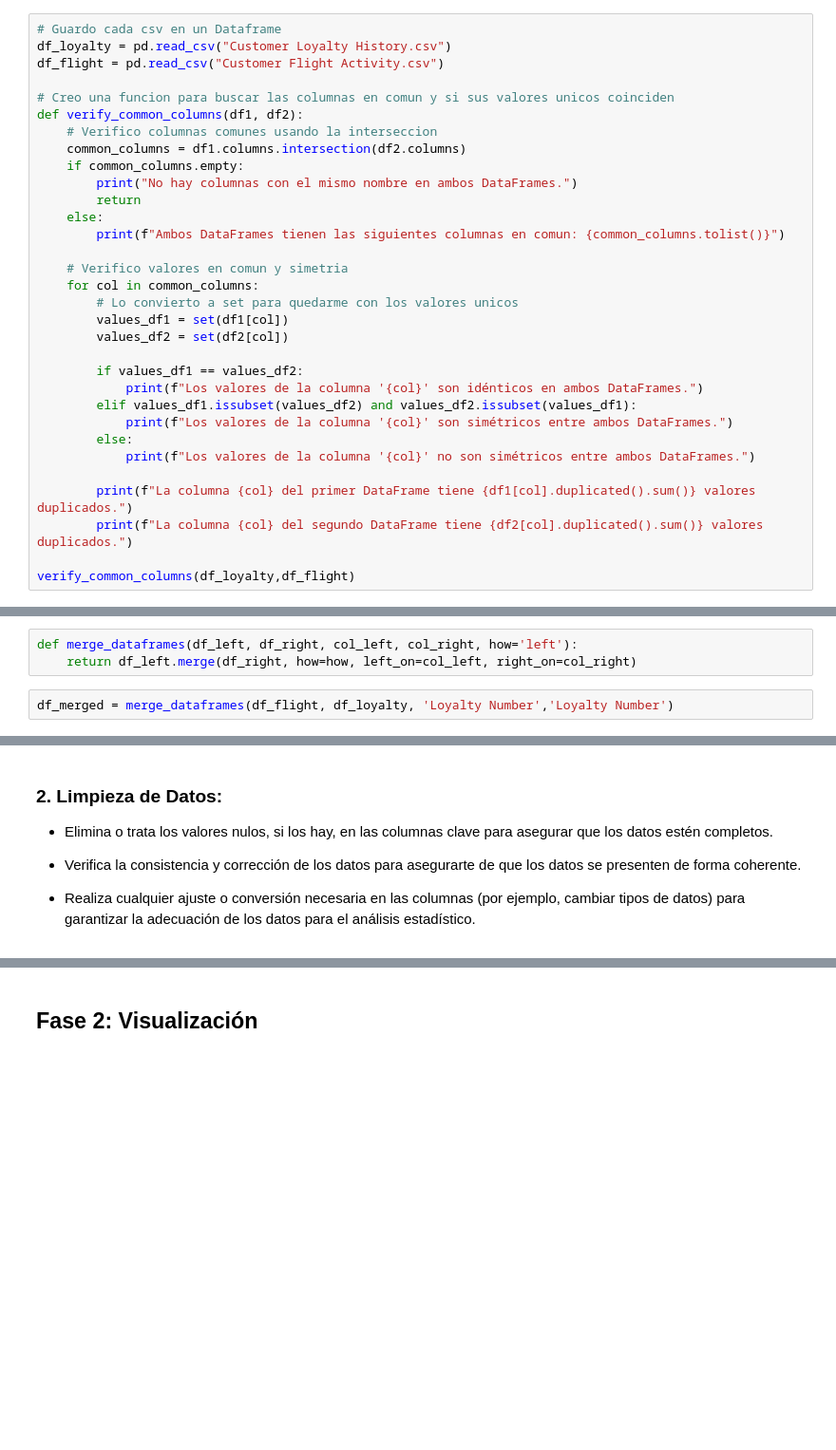
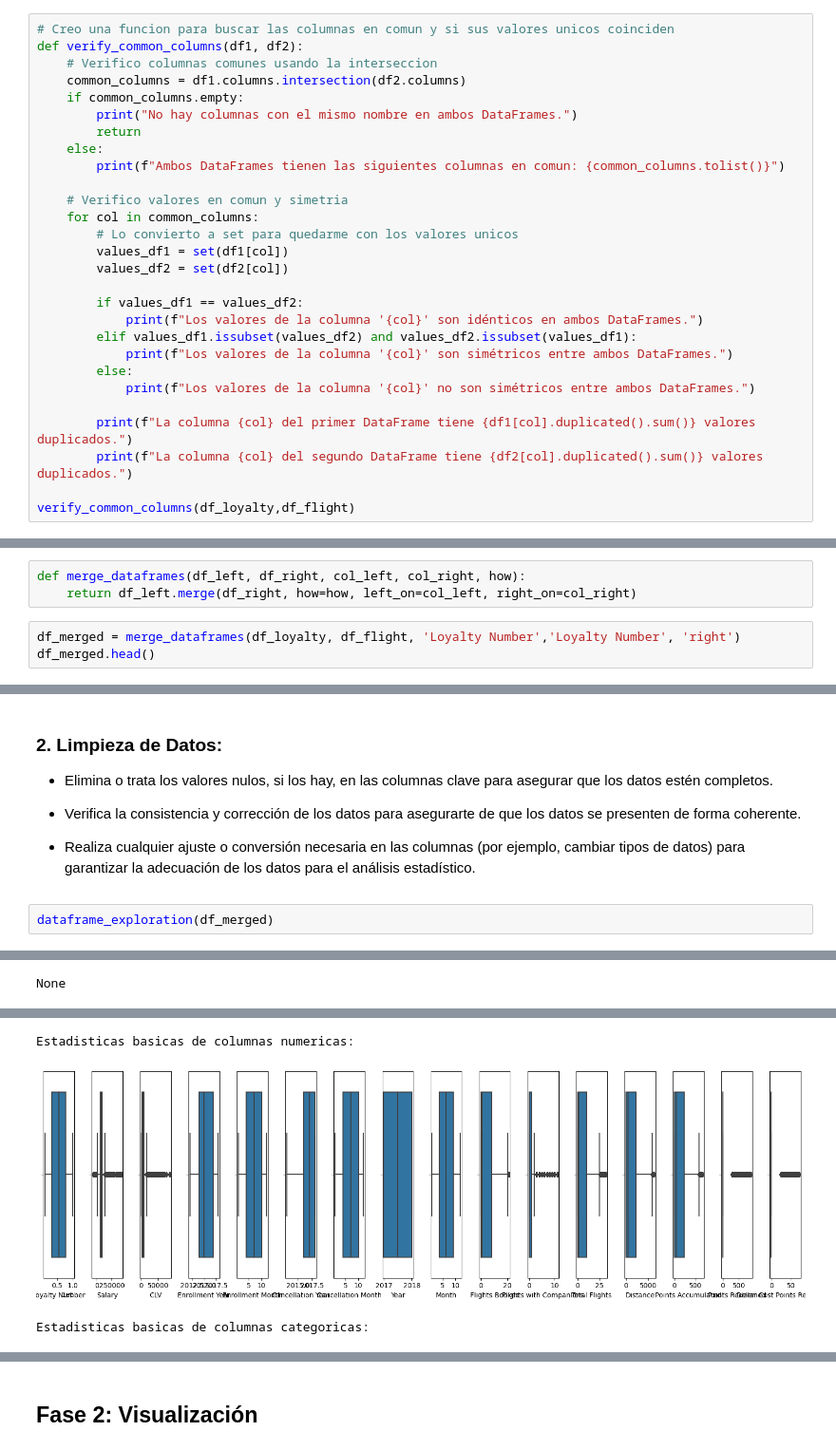
Before and after one commit to Adalab/bda-modulo-3-evaluacion-final-eaguilag, a Jupyter notebook: bda-modulo-2-evaluacion-final-promo-angela-elena-aguila.ipynb, the cells around one changed output, grey strips where cells are left out. Shown: that part at 95% size. Saved outputs shown, nothing was run; the diff lists cells and outputs as text; blank space fills up the shorter version.

```diff
--- a/bda-modulo-2-evaluacion-final-promo-angela-elena-aguila.ipynb
+++ b/bda-modulo-2-evaluacion-final-promo-angela-elena-aguila.ipynb
@@ -171,10 +189,6 @@ Estadisticas basicas de columnas numericas:
 
 Para unir los DataFrames, compruebo si tienen alguna columna en común, y en caso de que sí, si los valores únicos de ambas columnas coinciden.
 # %%
-# Guardo cada csv en un Dataframe
-df_loyalty = pd.read_csv("Customer Loyalty History.csv")
-df_flight = pd.read_csv("Customer Flight Activity.csv")
-
 # Creo una funcion para buscar las columnas en comun y si sus valores unicos coinciden
 def verify_common_columns(df1, df2):
     # Verifico columnas comunes usando la interseccion
@@ -212,5 +226,6 @@ Uno los dos DataFrames usando en método `.merge()` basándome en la columna `Lo
 # %%
-def merge_dataframes(df_left, df_right, col_left, col_right, how='left'):
+def merge_dataframes(df_left, df_right, col_left, col_right, how):
     return df_left.merge(df_right, how=how, left_on=col_left, right_on=col_right)
 # %%
-df_merged = merge_dataframes(df_flight, df_loyalty, 'Loyalty Number','Loyalty Number')
+df_merged = merge_dataframes(df_loyalty, df_flight, 'Loyalty Number','Loyalty Number', 'right')
+df_merged.head()
@@ -252,3 +244,6 @@ filas_seleccionadas.head()
 - Verifica la consistencia y corrección de los datos para asegurarte de que los datos se presenten de forma coherente.
 
 - Realiza cualquier ajuste o conversión necesaria en las columnas (por ejemplo, cambiar tipos de datos) para garantizar la adecuación de los datos para el análisis estadístico.
+# %%
+dataframe_exploration(df_merged)
+# %% [output]
@@ -254,0 +300 @@ filas_seleccionadas.head()
+None
@@ -254,0 +332,3 @@ filas_seleccionadas.head()
+Estadisticas basicas de columnas numericas:
+[figure, added]
+Estadisticas basicas de columnas categoricas:
```
Also changed, not shown: parts of 22 cells of this notebook, 1 other file.
